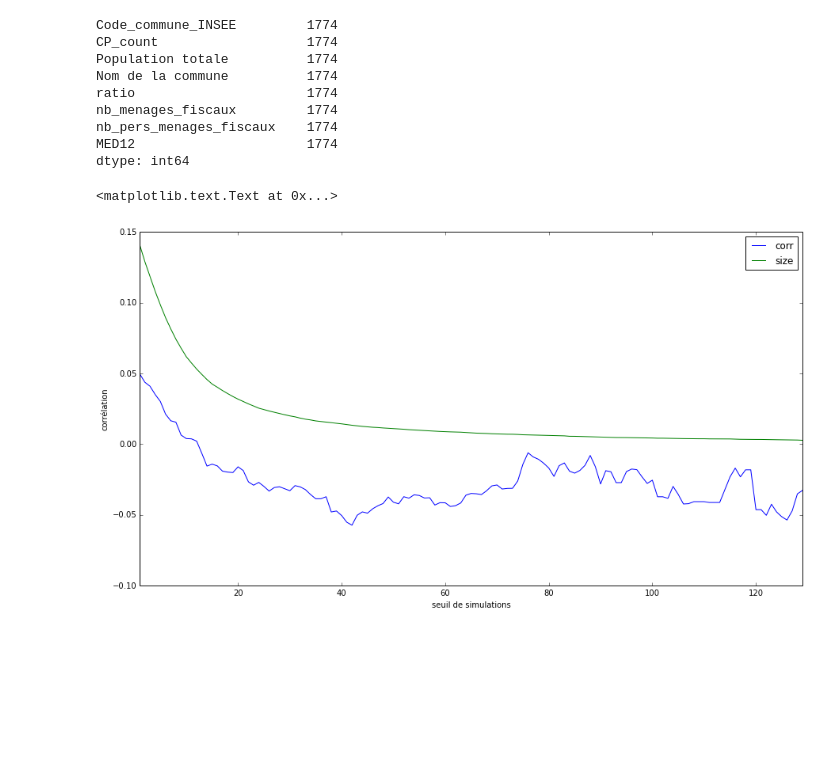
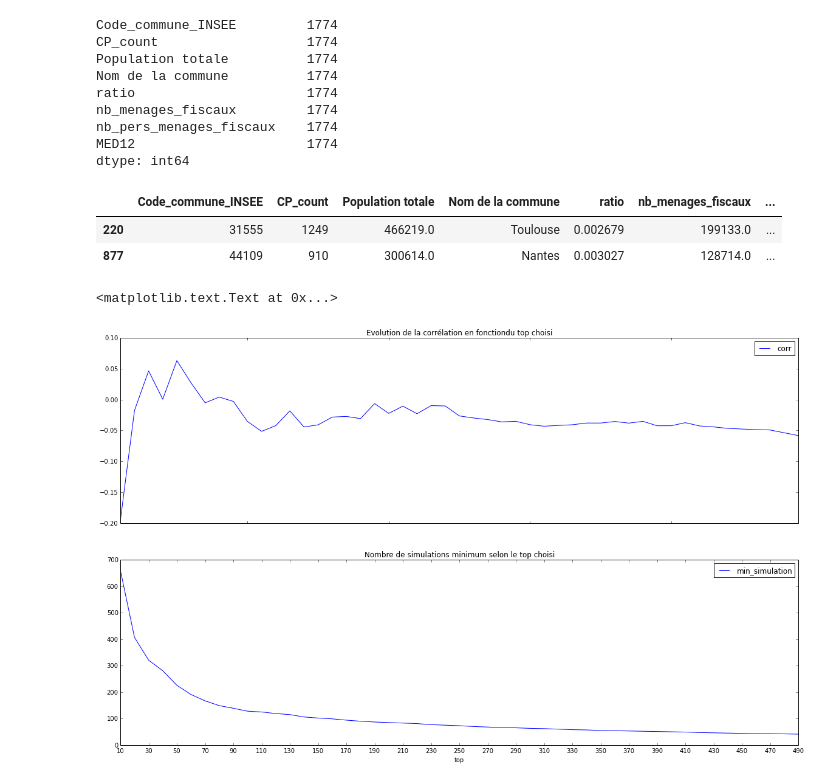
Before and after one commit to betagouv/mes-aides-analytics, a Jupyter notebook: python/plot_CP.ipynb, the cells around one changed output. Cells and saved outputs as stored; diff of their text form; code cells hidden in the pictures; blank space fills up the shorter version.

Commit message:
[ADD] more graph about correlation

```diff
--- a/python/plot_CP.ipynb
+++ b/python/plot_CP.ipynb
@@ -267,33 +284,35 @@ nb_menages_fiscaux         1774
 nb_pers_menages_fiscaux    1774
 MED12                      1774
 dtype: int64
-# %%
-ratio_threshold = np.arange(1, 1000, 1)
-l_corr = []
-l_size = []
-l_thresh = []
-nb_communes = postal_count.shape[0] # nb communes initiales (31k)
-
-for thresh in ratio_threshold:
-    if (nb_communes > 100):
-        postal_count_thresh = postal_count.loc[postal_count.CP_count >= thresh]
-        corr = postal_count_thresh.CP_count.corr(postal_count_thresh.MED12)
-        nb_communes = postal_count.loc[postal_count.CP_count >= thresh].shape[0]
-        nb_communes_ratio = postal_count.loc[postal_count.CP_count >= thresh].shape[0] / postal_count.shape[0]
-        l_corr.append(corr)
-        l_size.append(nb_communes_ratio)
-        l_thresh.append(thresh)
-    else:
-        break
-
-df_res = pd.DataFrame()
-df_res['corr'] = l_corr
-df_res['size'] = l_size
-df_res.index = l_thresh
-df_res.plot(figsize=(15, 8))
-plt.xlabel('seuil de simulations')
-plt.ylabel('corrélation')
-#pd.DataFrame(l_size).plot()
-# %% [output]
-<matplotlib.text.Text at 0x...>
-[figure, removed]
+# %%
+postal_count.sort_values('CP_count', ascending=False, inplace=True)
+postal_count.head(2)
+# %% [output]
+|  | Code_commune_INSEE | CP_count | Population totale | Nom de la commune | ratio | nb_menages_fiscaux | ... |
+| 220 | 31555 | 1249 | 466219.0 | Toulouse | 0.002679 | 199133.0 | ... |
+| 877 | 44109 | 910 | 300614.0 | Nantes | 0.003027 | 128714.0 | ... |
+# %%
+postal_count.sort_values('CP_count', ascending=False, inplace=True)
+l_corr = []
+l_nb_simul = []
+l_min_simul = []
+top_thresh = np.arange(10, 500, 10)
+for n in top_thresh:
+    l_corr.append(postal_count.CP_count.head(n).corr(postal_count.MED12.head(n)))
+    l_min_simul.append(postal_count.CP_count.head(n).min())
+# %%
+df_res = pd.DataFrame()
+df_res['corr'] = l_corr
+
+fig = plt.figure(figsize=(20, 12))
+ax0 = plt.subplot(211)
+df_res['top'] = top_thresh
+df_res.plot(x='top', y='corr', fig=fig, ax=ax0)
+plt.title('Evolution de la corrélation en fonctiondu top choisi')
+ax1 = plt.subplot(212)
+df_res['min_simulation'] = l_min_simul
+df_res.plot(x='top', y='min_simulation', sharex=True, ax=ax1, fig=fig, xticks=top_thresh[::2])
+plt.title('Nombre de simulations minimum selon le top choisi')
+# %% [output]
+<matplotlib.text.Text at 0x...>
+[figure, added]
```
Also changed, not shown: parts of 11 cells of this notebook, 2 other files.
